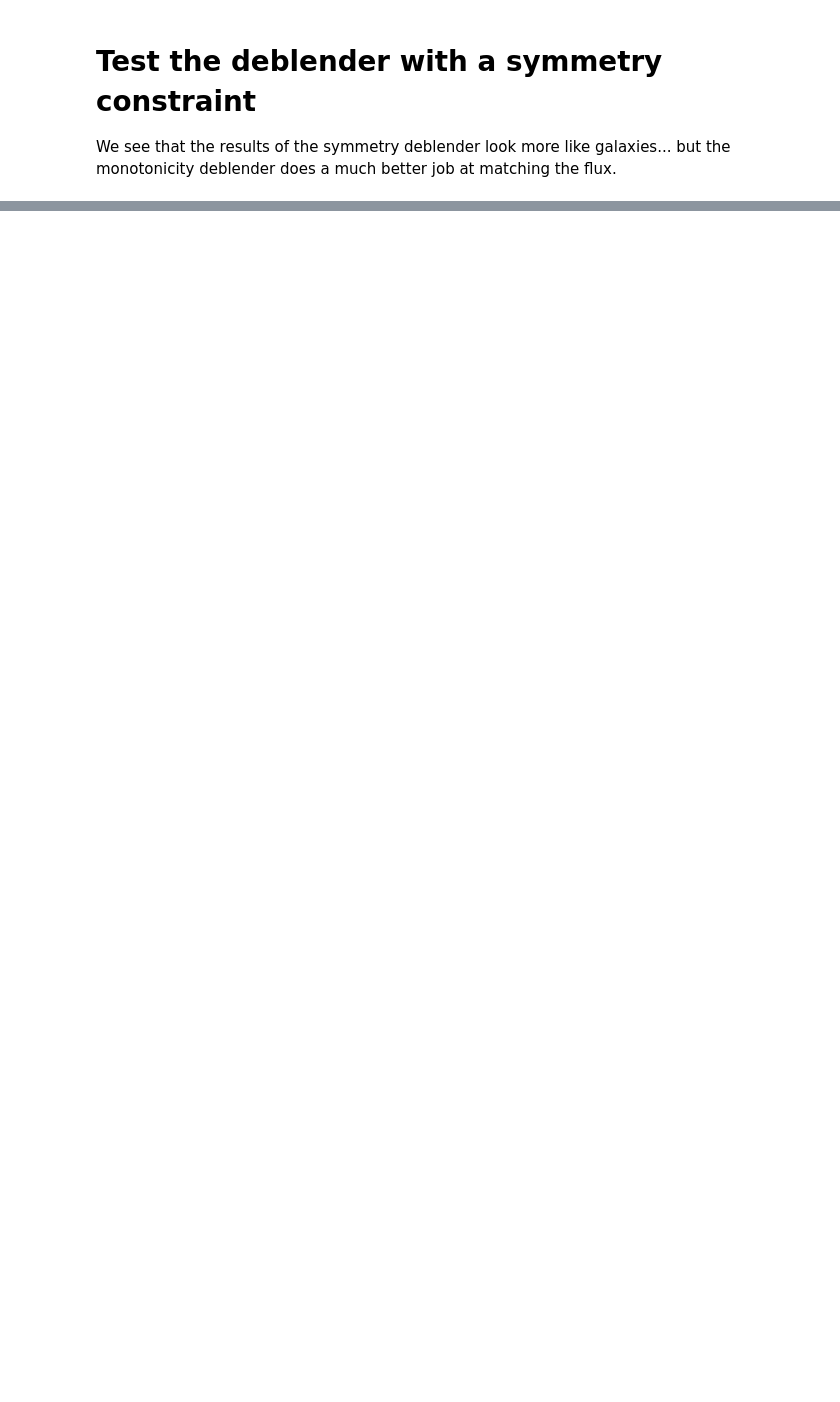
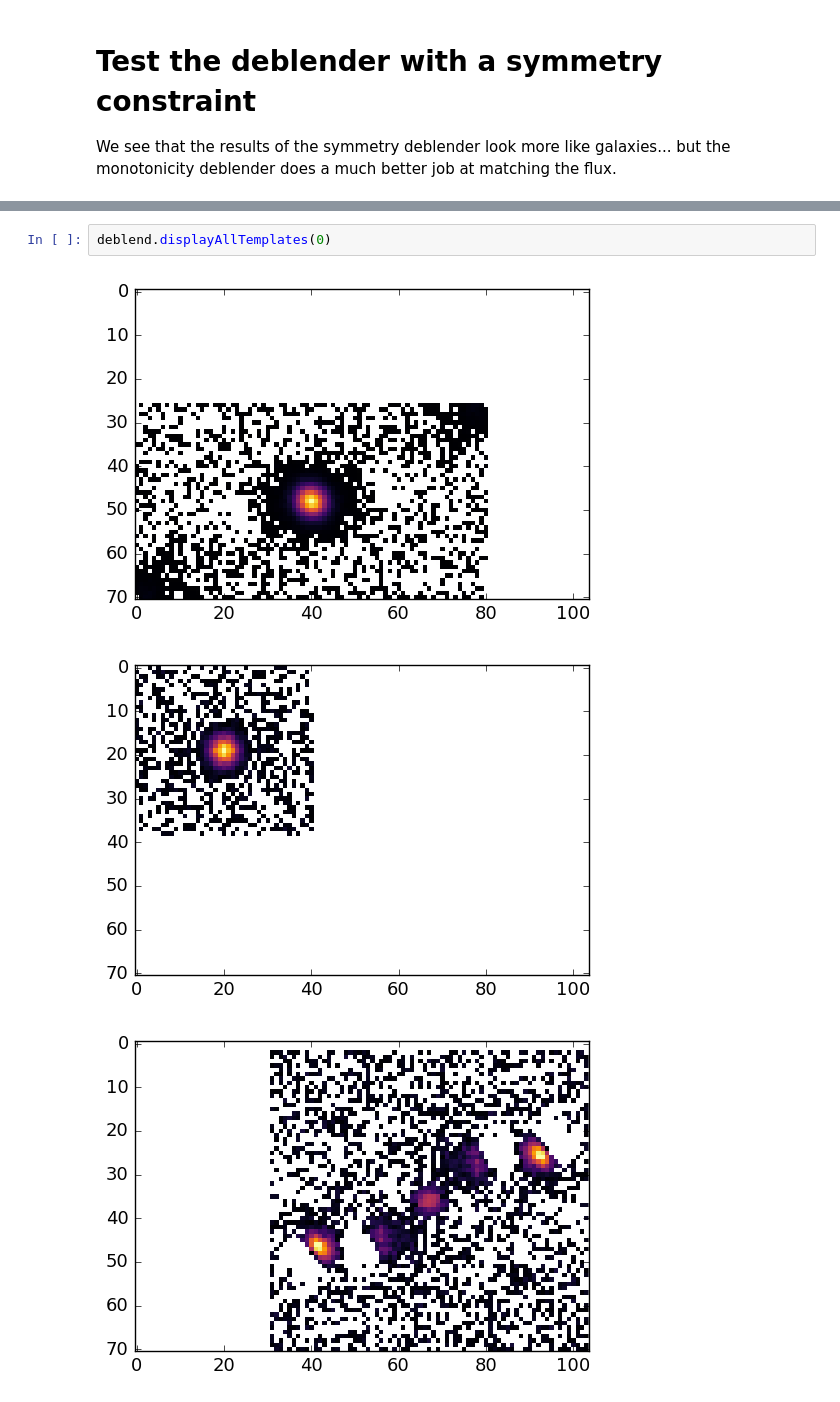
Before and after one commit to lsst/meas_deblender, a Jupyter notebook: examples/testNMFproximal.ipynb, the cells around one changed output, grey strips where cells are left out. Cells and saved outputs as stored; diff of their text form; blank space fills up the shorter version.

```diff
--- a/examples/testNMFproximal.ipynb
+++ b/examples/testNMFproximal.ipynb
@@ -157,0 +143,6 @@ for intensity in deblend.intensities:
+# %%
+deblend.displayAllTemplates(0)
+# %% [output]
+[figure, added]
+[figure, added]
+[figure, added]
```
Also changed, not shown: parts of 9 cells of this notebook, 2 other files.
